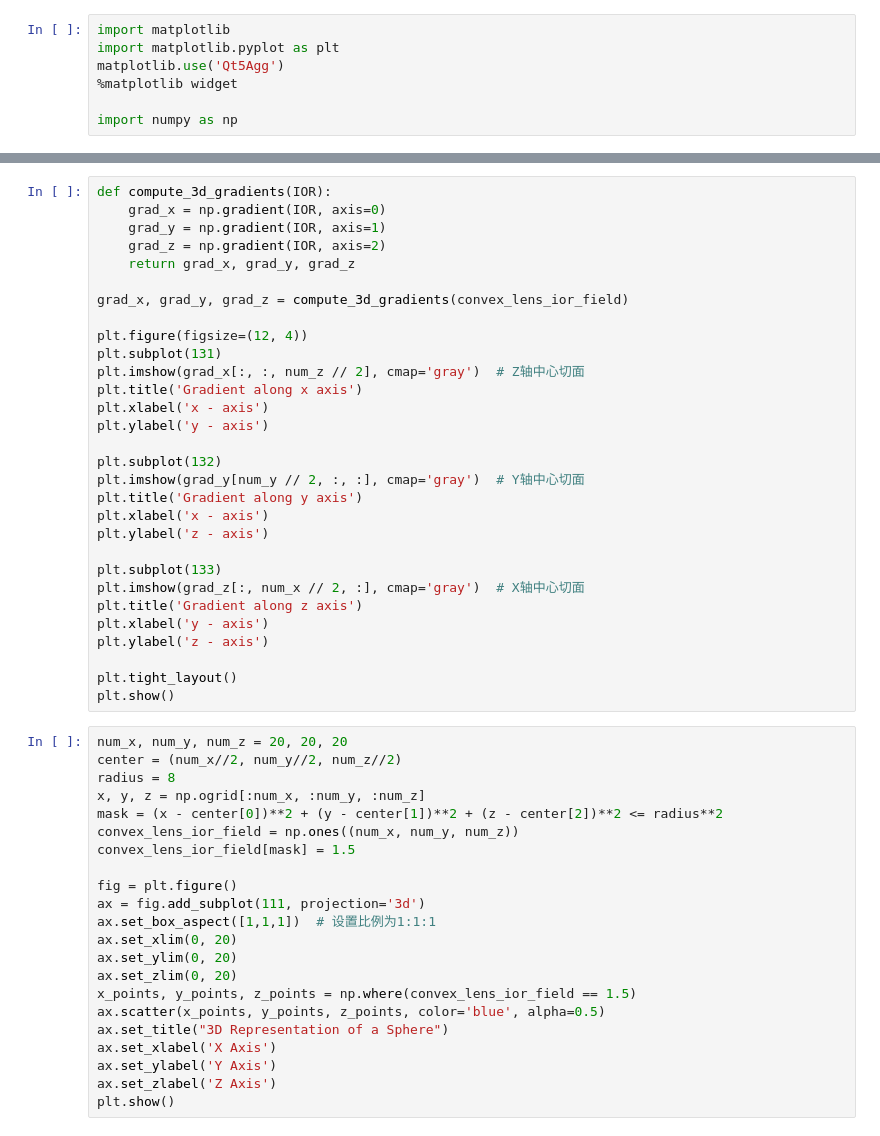
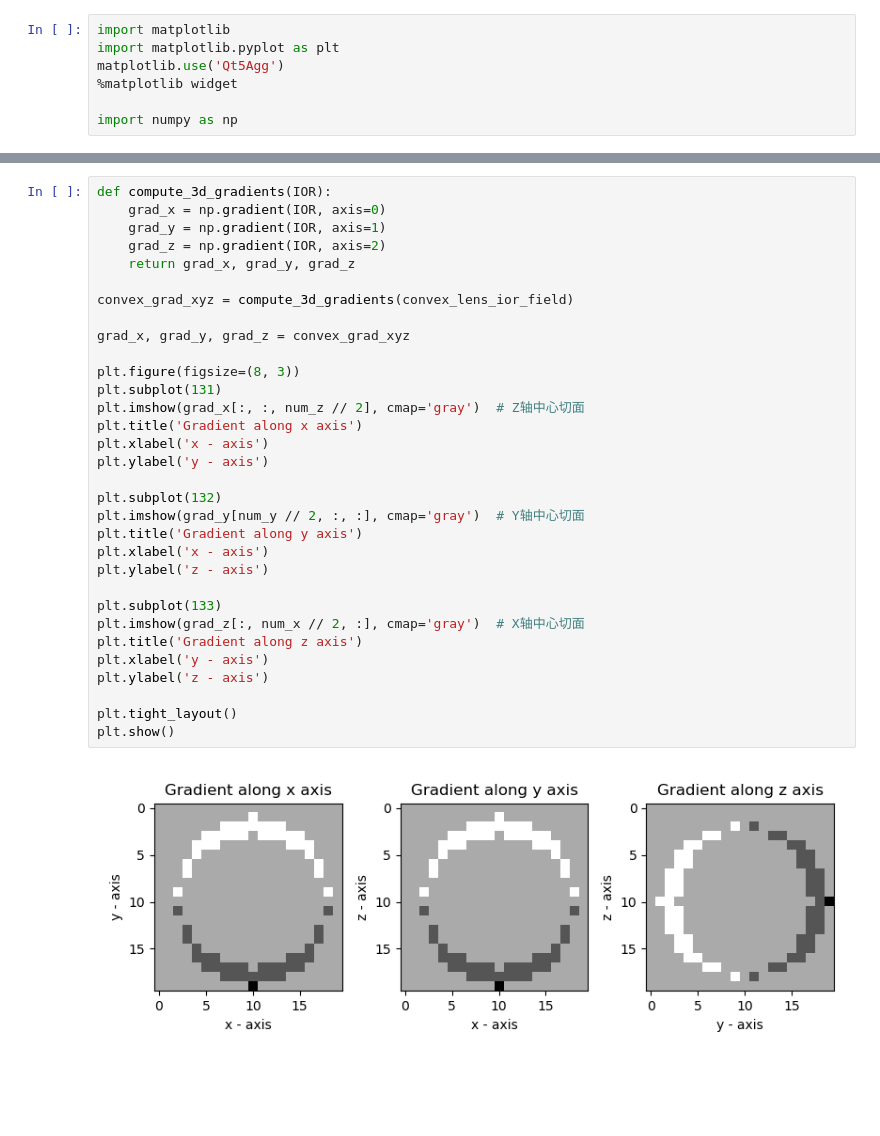
Before and after one commit to swirling-wind/demo-3D-eikonal, a Jupyter notebook: demo_3D.ipynb, the cells around one changed output, grey strips where cells are left out. Cells and saved outputs as stored; diff of their text form; blank space fills up the shorter version.

```diff
--- a/demo_3D.ipynb
+++ b/demo_3D.ipynb
@@ -31,52 +42,34 @@ plt.show()
 # %%
 def compute_3d_gradients(IOR):
     grad_x = np.gradient(IOR, axis=0)
     grad_y = np.gradient(IOR, axis=1)
     grad_z = np.gradient(IOR, axis=2)
     return grad_x, grad_y, grad_z
 
-grad_x, grad_y, grad_z = compute_3d_gradients(convex_lens_ior_field)
+convex_grad_xyz = compute_3d_gradients(convex_lens_ior_field)
 
-plt.figure(figsize=(12, 4))
+grad_x, grad_y, grad_z = convex_grad_xyz
+
+plt.figure(figsize=(8, 3))
 plt.subplot(131)
 plt.imshow(grad_x[:, :, num_z // 2], cmap='gray')  # Z轴中心切面
 plt.title('Gradient along x axis')
 plt.xlabel('x - axis')
 plt.ylabel('y - axis')
 
 plt.subplot(132)
 plt.imshow(grad_y[num_y // 2, :, :], cmap='gray')  # Y轴中心切面
 plt.title('Gradient along y axis')
 plt.xlabel('x - axis')
 plt.ylabel('z - axis')
 
 plt.subplot(133)
 plt.imshow(grad_z[:, num_x // 2, :], cmap='gray')  # X轴中心切面
 plt.title('Gradient along z axis')
 plt.xlabel('y - axis')
 plt.ylabel('z - axis')
 
 plt.tight_layout()
 plt.show()
+# %% [output]
+[figure, added]
-# %%
-num_x, num_y, num_z = 20, 20, 20
-center = (num_x//2, num_y//2, num_z//2)
-radius = 8
-x, y, z = np.ogrid[:num_x, :num_y, :num_z]
-mask = (x - center[0])**2 + (y - center[1])**2 + (z - center[2])**2 <= radius**2
-convex_lens_ior_field = np.ones((num_x, num_y, num_z))
-convex_lens_ior_field[mask] = 1.5
-
-fig = plt.figure()
-ax = fig.add_subplot(111, projection='3d')
-ax.set_box_aspect([1,1,1])  # 设置比例为1:1:1
-ax.set_xlim(0, 20)
-ax.set_ylim(0, 20)
-ax.set_zlim(0, 20)
-x_points, y_points, z_points = np.where(convex_lens_ior_field == 1.5)
-ax.scatter(x_points, y_points, z_points, color='blue', alpha=0.5)
-ax.set_title("3D Representation of a Sphere")
-ax.set_xlabel('X Axis')
-ax.set_ylabel('Y Axis')
-ax.set_zlabel('Z Axis')
-plt.show()
```
Also changed, not shown: parts of 3 cells of this notebook.
